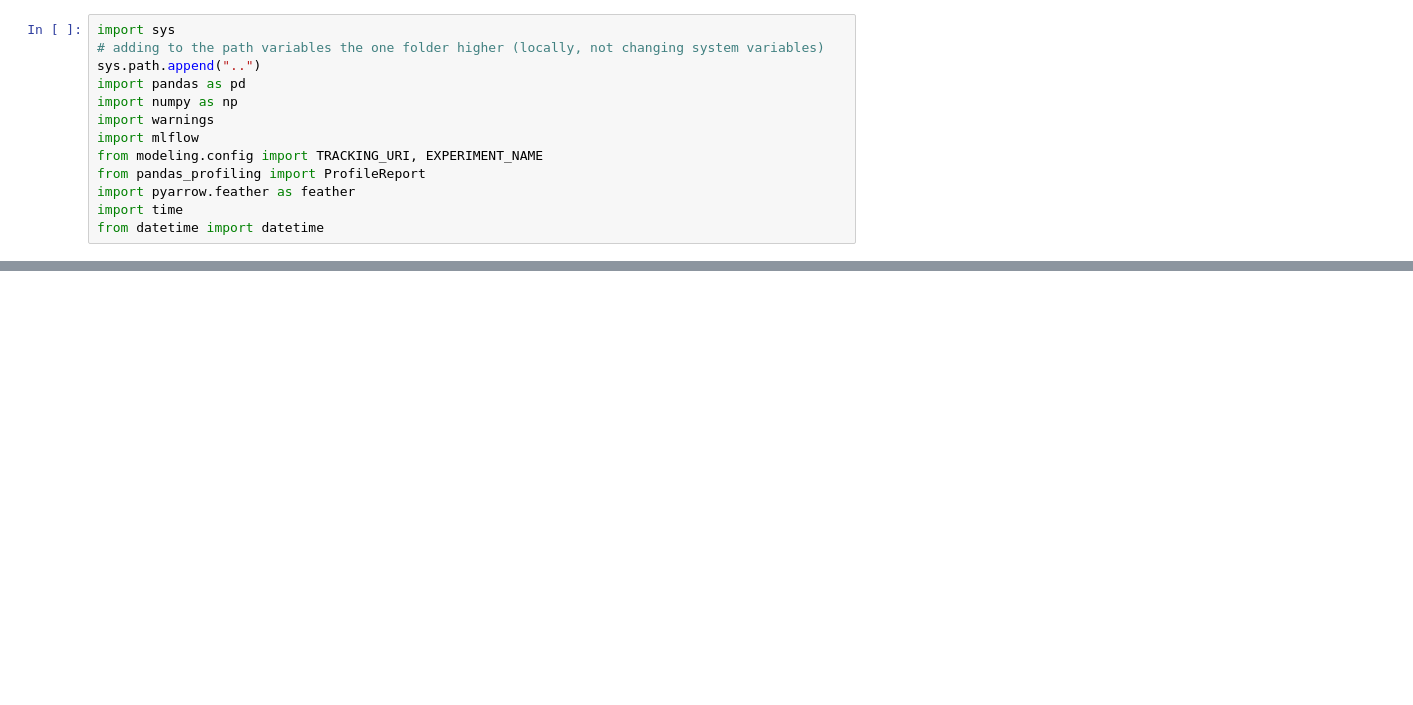
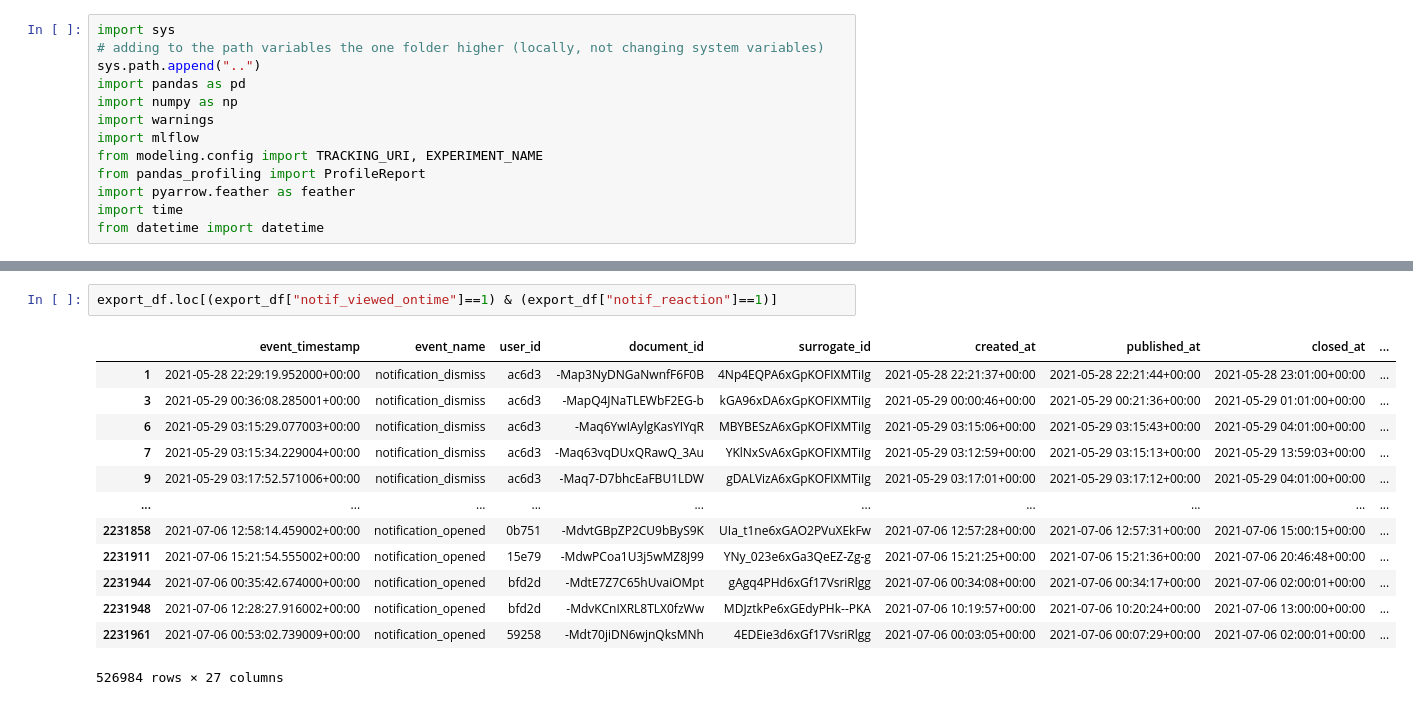
Before and after one commit to ComMutants/Capstone-WIMT, a Jupyter notebook: notebooks/CHRIS_EDA.ipynb, the cells around one changed output, grey strips where cells are left out. Drawn from its saved outputs; the diff is of its cells as text; blank space fills up the shorter version.

```diff
--- a/notebooks/CHRIS_EDA.ipynb
+++ b/notebooks/CHRIS_EDA.ipynb
@@ -29,0 +85,16 @@ NameError: name 'export_df' is not defined
+# %%
+export_df.loc[(export_df["notif_viewed_ontime"]==1) & (export_df["notif_reaction"]==1)]
+# %% [output]
+|  | event_timestamp | event_name | user_id | document_id | surrogate_id | created_at | published_at | closed_at | ... |
+| 1 | 2021-05-28 22:29:19.952000+00:00 | notification_dismiss | ac6d3 | -Map3NyDNGaNwnfF6F0B | 4Np4EQPA6xGpKOFIXMTiIg | 2021-05-28 22:21:37+00:00 | 2021-05-28 22:21:44+00:00 | 2021-05-28 23:01:00+00:00 | ... |
+| 3 | 2021-05-29 00:36:08.285001+00:00 | notification_dismiss | ac6d3 | -MapQ4JNaTLEWbF2EG-b | kGA96xDA6xGpKOFIXMTiIg | 2021-05-29 00:00:46+00:00 | 2021-05-29 00:21:36+00:00 | 2021-05-29 01:01:00+00:00 | ... |
+| 6 | 2021-05-29 03:15:29.077003+00:00 | notification_dismiss | ac6d3 | -Maq6YwIAylgKasYIYqR | MBYBESzA6xGpKOFIXMTiIg | 2021-05-29 03:15:06+00:00 | 2021-05-29 03:15:43+00:00 | 2021-05-29 04:01:00+00:00 | ... |
+| 7 | 2021-05-29 03:15:34.229004+00:00 | notification_dismiss | ac6d3 | -Maq63vqDUxQRawQ_3Au | YKlNxSvA6xGpKOFIXMTiIg | 2021-05-29 03:12:59+00:00 | 2021-05-29 03:15:13+00:00 | 2021-05-29 13:59:03+00:00 | ... |
+| 9 | 2021-05-29 03:17:52.571006+00:00 | notification_dismiss | ac6d3 | -Maq7-D7bhcEaFBU1LDW | gDALVizA6xGpKOFIXMTiIg | 2021-05-29 03:17:01+00:00 | 2021-05-29 03:17:12+00:00 | 2021-05-29 04:01:00+00:00 | ... |
+| ... | ... | ... | ... | ... | ... | ... | ... | ... | ... |
+| 2231858 | 2021-07-06 12:58:14.459002+00:00 | notification_opened | 0b751 | -MdvtGBpZP2CU9bByS9K | UIa_t1ne6xGAO2PVuXEkFw | 2021-07-06 12:57:28+00:00 | 2021-07-06 12:57:31+00:00 | 2021-07-06 15:00:15+00:00 | ... |
+| 2231911 | 2021-07-06 15:21:54.555002+00:00 | notification_opened | 15e79 | -MdwPCoa1U3j5wMZ8J99 | YNy_023e6xGa3QeEZ-Zg-g | 2021-07-06 15:21:25+00:00 | 2021-07-06 15:21:36+00:00 | 2021-07-06 20:46:48+00:00 | ... |
+| 2231944 | 2021-07-06 00:35:42.674000+00:00 | notification_opened | bfd2d | -MdtE7Z7C65hUvaiOMpt | gAgq4PHd6xGf17VsriRlgg | 2021-07-06 00:34:08+00:00 | 2021-07-06 00:34:17+00:00 | 2021-07-06 02:00:01+00:00 | ... |
+| 2231948 | 2021-07-06 12:28:27.916002+00:00 | notification_opened | bfd2d | -MdvKCnIXRL8TLX0fzWw | MDJztkPe6xGEdyPHk--PKA | 2021-07-06 10:19:57+00:00 | 2021-07-06 10:20:24+00:00 | 2021-07-06 13:00:00+00:00 | ... |
+| 2231961 | 2021-07-06 00:53:02.739009+00:00 | notification_opened | 59258 | -Mdt70jiDN6wjnQksMNh | 4EDEie3d6xGf17VsriRlgg | 2021-07-06 00:03:05+00:00 | 2021-07-06 00:07:29+00:00 | 2021-07-06 02:00:01+00:00 | ... |
+526984 rows × 27 columns
```
Also changed, not shown: parts of 20 cells of this notebook.
